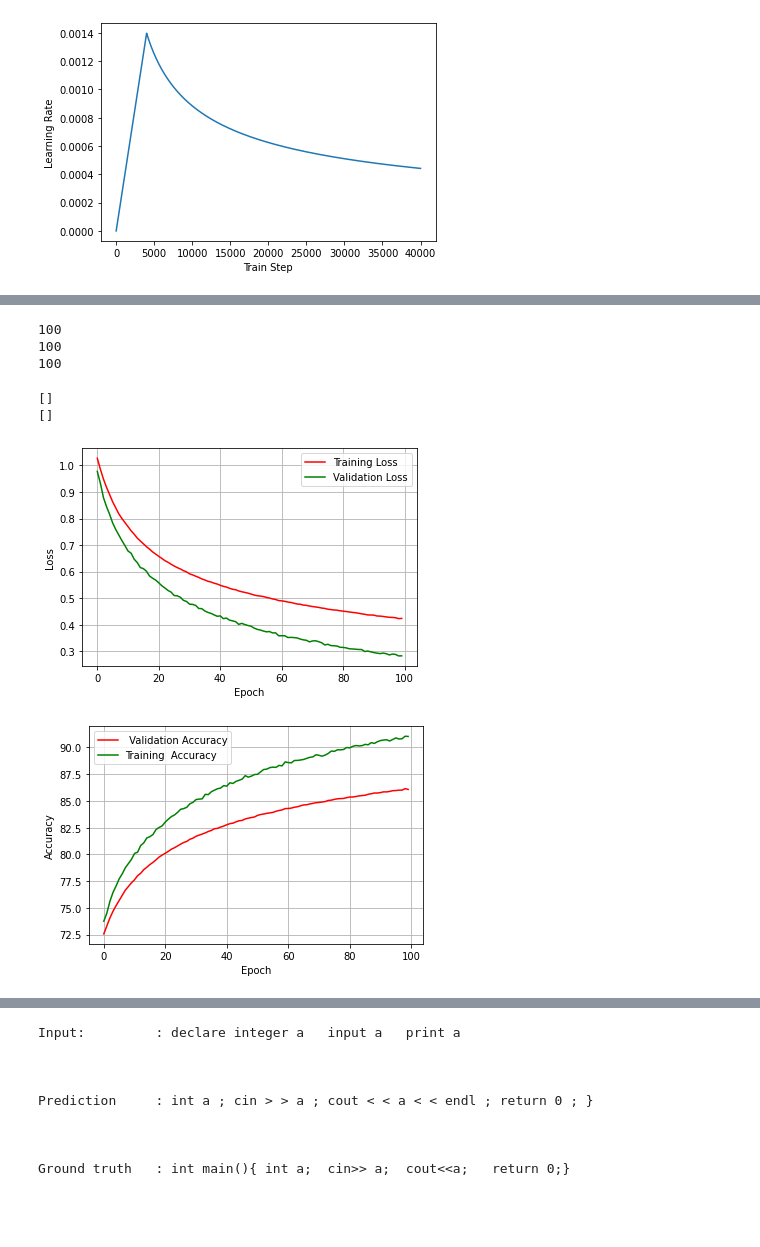
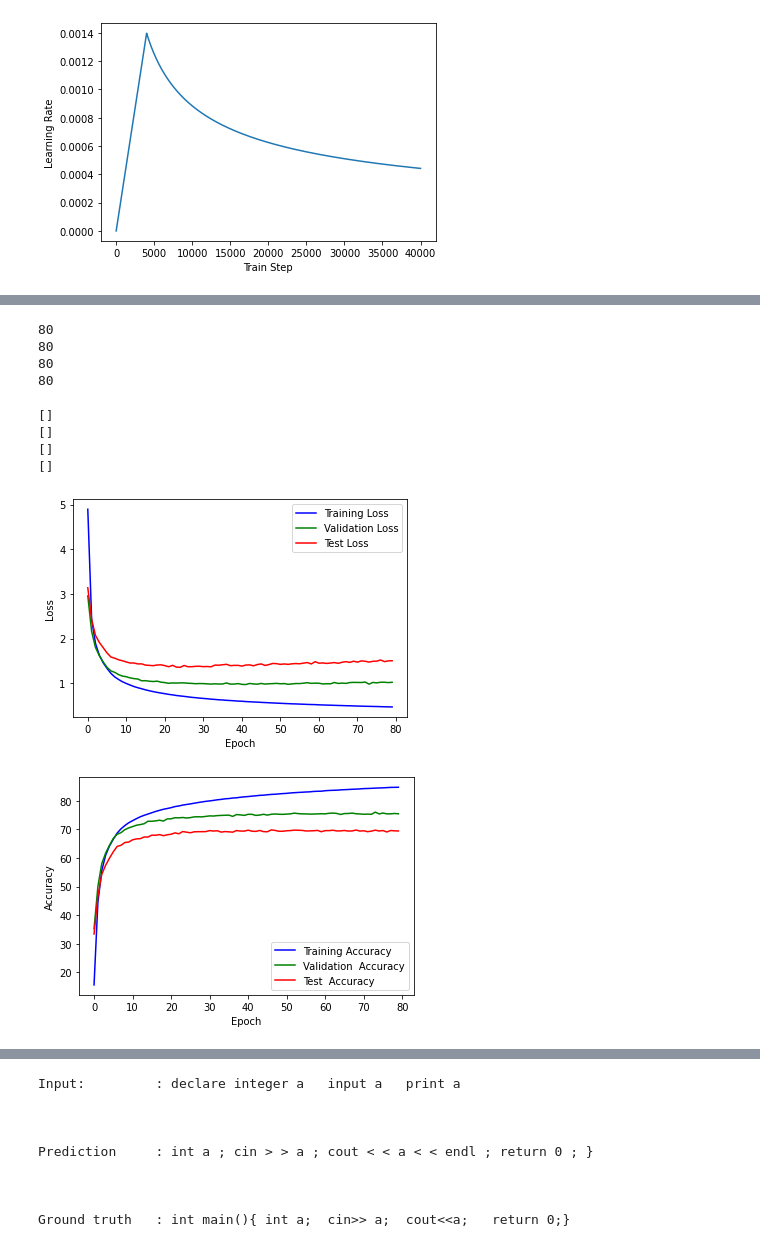
Before and after one commit to buzzbing/transformer_based_source_code_generator, a Jupyter notebook: ModelSPoCTrain.ipynb, the cells around one changed output, grey strips where cells are left out. Drawn from its saved outputs; the diff is of its cells as text; code cells hidden in the pictures; blank space fills up the shorter version.

```diff
--- a/ModelSPoCTrain.ipynb
+++ b/ModelSPoCTrain.ipynb
@@ -138,6 +268,7 @@ def make_batches(ds):
 train_batches = make_batches(train_data)
 
 val_batches = make_batches(val_data)
+test_batches = make_batches(test_data)
 # %%
 def get_angles(pos, i, d_model):
   angle_rates = 1 / np.power(10000, (2 * (i//2)) / np.float32(d_model))
@@ -612,6 +743,8 @@ train_loss = keras.metrics.Mean(name='train_loss')
 train_accuracy = keras.metrics.Mean(name='train_accuracy')
 validation_loss = keras.metrics.Mean(name='validation_loss')
 validation_accuracy = keras.metrics.Mean(name='validation_accuracy')
+test_loss = keras.metrics.Mean(name='test_loss')
+test_accuracy = keras.metrics.Mean(name='test_accuracy')
 # %%
 transformer = Transformer(
     num_layers=num_layers,
@@ -679,9 +835,13 @@ def val_step(inp, tar):
+# %%
+e_list =[]
+acc_list = []
+loss_list = []
+val_acc_list = []
+val_loss_list = []
+test_acc_list = []
+test_loss_list = []
 # %%
-e_list =[]
-acc_list = []
-loss_list = []
-val_acc_list = []
-val_loss_list = []
+
 for epoch in range(EPOCHS):
   start = time.time()
 
@@ -718,4 +878,18 @@ for epoch in range(EPOCHS):
   val_loss_list.append(validation_loss.result())
   val_acc_list.append(validation_accuracy.result())
   print(f'Time taken for 1 epoch: {time.time() - start:.2f} secs\n')
+
+  test_loss.reset_states()
+  test_accuracy.reset_states()
+  start = time.time()
+  # inp -> problem pseudocode, tar -> solution in c++
+  for (batch, (inp, tar)) in enumerate(test_batches):
+    test_step(inp, tar)
+
+
+  print(f'Epoch {epoch + 1} Loss {test_loss.result():.4f} Accuracy {test_accuracy.result():.4f}')
+
+  test_loss_list.append(test_loss.result())
+  test_acc_list.append(test_accuracy.result())
+  print(f'Time taken for 1 epoch: {time.time() - start:.2f} secs\n')
 # %% [output]
@@ -740,7 +915,9 @@ Time taken for 1 epoch: 24.04 secs
 print(len(acc_list))
 print(len(e_list))
 print(len(val_acc_list))
+print(len(test_acc_list))
 # %% [output]
-100
-100
-100
+80
+80
+80
+80
@@ -747,17 +926,19 @@ print(len(val_acc_list))
 # %%
-temp = np.array(val_loss_list)
-index, = np.where(temp == 0.0000)
+def check_null(a_list):
+    temp = np.array(a_list)
+    index, = np.where(temp == 0.0000)
   # if (x == 0.0000): print(x.index())
-print(index)
+    print(index)
 
-
-temp = np.array(val_acc_list)
-index, = np.where(temp == 0.0000)
-  # if (x == 0.0000): print(x.index())
-print(index)
+check_null(val_acc_list)
+check_null(val_loss_list)
+check_null(test_acc_list)
+check_null(test_loss_list)
 # %% [output]
 []
 []
+[]
+[]
 # %%
 # plot of accuracy and loss of training data
 # e_list =[]
@@ -767,32 +948,39 @@ print(index)
 xptt_loss = np.array(range(len(loss_list)))
 yptt_loss = np.array(loss_list)
 
-plt.plot(xptt_loss, yptt_loss,color = 'r', label = 'Training Loss')
+plt.plot(xptt_loss, yptt_loss,color = 'b', label = 'Training Loss')
+
 zpoints = np.array(val_loss_list)
+plt.plot(xptt_loss, zpoints,color = 'g', label = 'Validation Loss')
 
-plt.plot(xptt_loss, zpoints,color = 'g', label = 'Validation Loss')
+qpoints = np.array(test_loss_list)
+plt.plot(xptt_loss, qpoints,color = 'r', label = 'Test Loss')
+
 plt.xlabel("Epoch")
 plt.ylabel("Loss")
-plt.grid()
+
 plt.legend()
 plt.show()
 # %% [output]
-[figure, old version]
+[figure, new version]
 # %%
 xp_ep= np.array(range(len(acc_list)))
 yp_tacc = np.array(acc_list)*100
 
-plt.plot(xp_ep, yp_tacc,color = 'r',label = ' Validation Accuracy')
+
 zp_vacc = np.array(val_acc_list)*100
+zp_test = np.array(test_acc_list)*100
 
-plt.plot(xp_ep, zp_vacc,color = 'g',label = 'Training  Accuracy')
+plt.plot(xp_ep, yp_tacc,color = 'b',label = 'Training Accuracy')
+plt.plot(xp_ep, zp_vacc,color = 'g',label = 'Validation  Accuracy')
+plt.plot(xp_ep, zp_test,color = 'r',label = 'Test  Accuracy')
+
 plt.xlabel("Epoch")
 plt.ylabel("Accuracy")
 plt.legend()
-plt.grid()
 plt.show()
 # %% [output]
-[figure, old version]
+[figure, new version]
 # %%
 # @keras.utils.generic_utils.register_keras_serializable
 class Translator(tf.Module):
```
Also changed, not shown: parts of 27 cells of this notebook.
